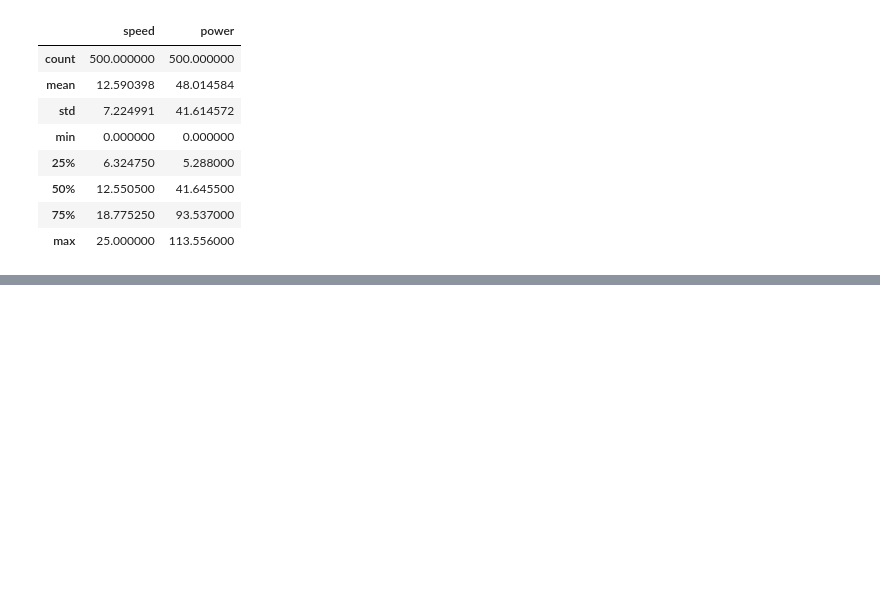
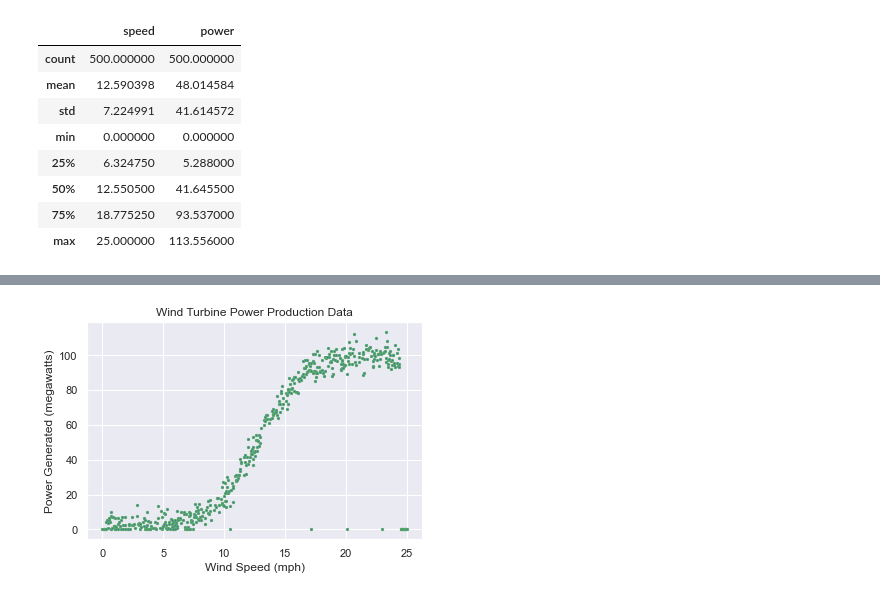
Before and after one commit to vwalsh86/Machine_Learning_Assessment, a Jupyter notebook: Wind Turbine Power.ipynb, the cells around one changed output, grey strips where cells are left out. Drawn from its saved outputs; the diff is of its cells as text; code cells hidden in the pictures; blank space fills up the shorter version.

```diff
--- a/Wind Turbine Power.ipynb
+++ b/Wind Turbine Power.ipynb
@@ -180,0 +298,16 @@ power_data.describe()
+# %%
+# Identified a more indepth scatterplot example during my research, plotting this also for better visibility of the data.
+
+# "Scatter Plots are usually used to represent the correlation between two or more variables.
+# It also helps it identify Outliers, if any."
+# https://medium.com/python-pandemonium/data-visualization-in-python-scatter-plots-in-matplotlib-da90ac4c99f9
+
+speed = s['speed']
+power = s['power']
+plt.scatter(speed, power, edgecolors='g', s=5)
+plt.xlabel('Wind Speed (mph)')
+plt.ylabel('Power Generated (megawatts)')
+plt.title('Wind Turbine Power Production Data')
+plt.show()
+# %% [output]
+[figure, added]
```
Also changed, not shown: parts of 29 cells of this notebook, 1 other file.
